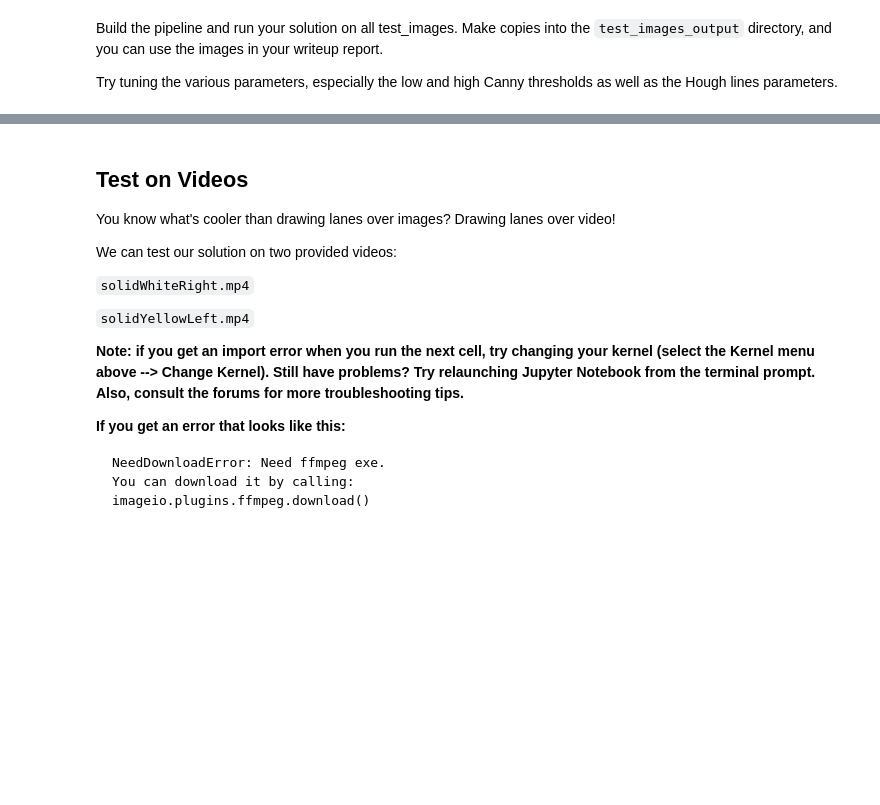
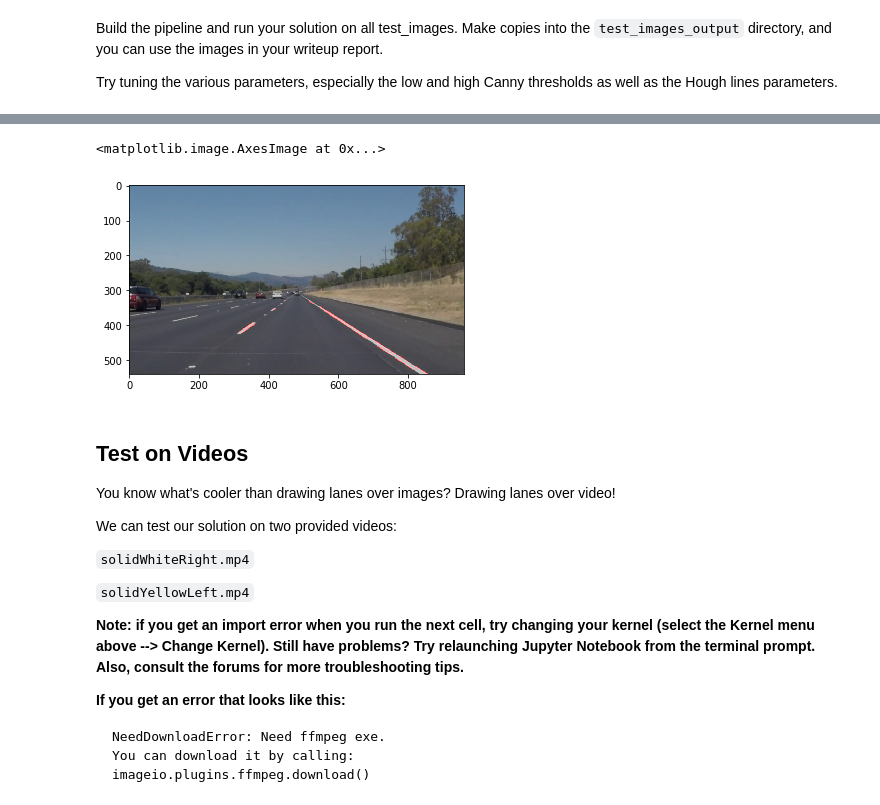
Before and after one commit to laavanyebahl/SDC1-DetectLaneLines, a Jupyter notebook: P1.ipynb, the cells around one changed output, grey strips where cells are left out. Cells and saved outputs as stored; diff of their text form; code cells hidden in the pictures; blank space fills up the shorter version.

Commit message:
Code to apply  gray, canny, gaussian blur, hough, combine and output

```diff
--- a/P1.ipynb
+++ b/P1.ipynb
@@ -214,3 +197,77 @@ plt.imshow(image_out)
+# %%
+# TODO: Build your pipeline that will draw lane lines on the test_images
+# then save them to the test_images directory.
+
+#Copy the image to prevent unecessary changes
+image_cp = np.copy(image)
+
+# Convert image to grey scale
+gray = grayscale(image_cp)
+
+# Define a kernel size and apply Gaussian smoothing
+kernel_size = 5
+blur_gray = gaussian_blur(gray, kernel_size)
+
+# Define our parameters for Canny and apply
+low_threshold = 50
+high_threshold = 150
+edges = canny(blur_gray, low_threshold, high_threshold)
+
+
+# Define the Hough transform parameters
+# Make a blank the same size as our image to draw on
+rho = 1
+theta = np.pi/180
+threshold = 1
+min_line_len = 10
+max_line_gap = 1
+
+# Run Hough on edge detected image
+line_image = hough_lines(edges, rho, theta, threshold, min_line_len, max_line_gap)
+# plt.imshow(line_image)
+
+
+# Define a polygon region of interest
+# Keep in mind the origin (x=0, y=0) is in the upper left in image processing
+
+ysize = image.shape[0]
+xsize = image.shape[1]
+
+
+left_upper = [int(xsize/2)-50, 330]
+right_upper = [int(xsize/2)+50, 330]
+right_bottom = [xsize-50, ysize]
+left_bottom = [50, ysize]
+
+vertices = np.array( [[ left_upper,right_upper,right_bottom,left_bottom]], dtype=np.int32 )
+
+region_image = region_of_interest(line_image, vertices)
+
+# test region of interest
+# mpimg.imsave('test_images/output/' + 'test_region_area.png', region_image)
+# plt.imshow(region_image)
+
+comb_hough_orig = weighted_img(region_image, image, α=0.8, β=1., λ=0.)
+# plt.imshow(comb_hough_orig)
+
+# # Create a "color" binary image to combine with line image
+# color_edges = np.dstack((edges, edges, edges))
+
+# # Draw the lines on the edge image
+# combo = cv2.addWeighted(color_edges, 0.8, line_image, 1, 0)
+# plt.imshow(combo)
+
+#saving the resultant image
+img_out_name = img_name.split('.')[0] + '_out.png'
+mpimg.imsave('test_images/output/' + img_out_name, comb_hough_orig)
+
+#reading the output image
+image_out = mpimg.imread('test_images/output/' + img_out_name)
+
+plt.imshow(image_out)
+# %% [output]
+<matplotlib.image.AxesImage at 0x...>
+[figure, added]
 # %% [markdown]
 ## Test on Videos
 
```
Also changed, not shown: parts of 1 cell of this notebook, 1 other file.
